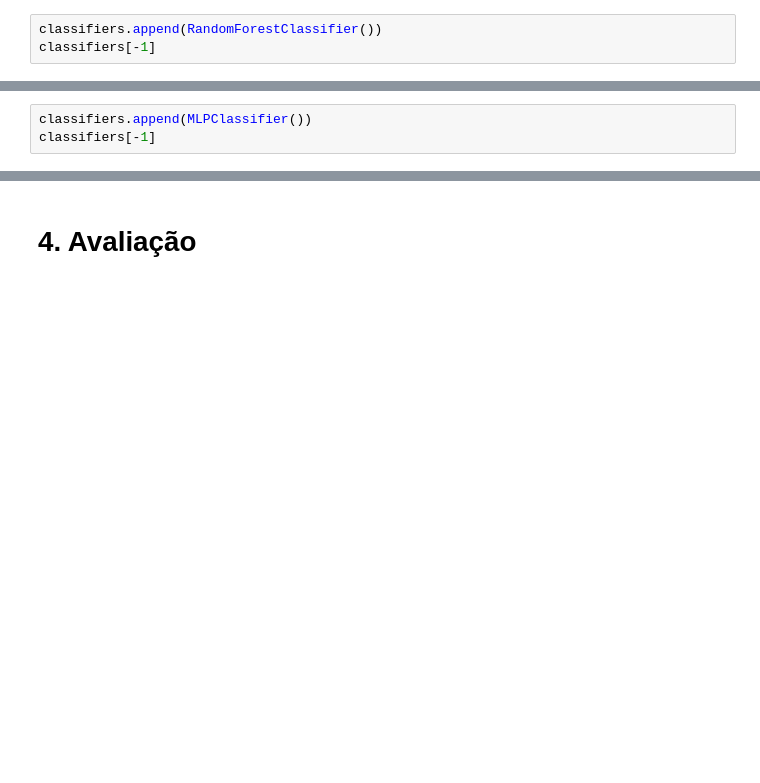
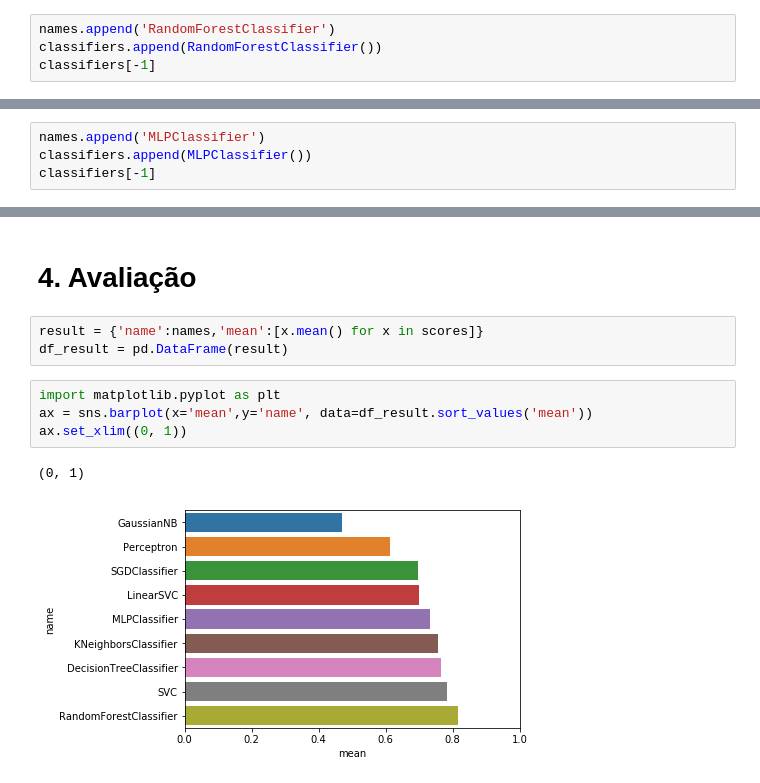
Before and after one commit to MaLL-UFSCar/NELL-subcategories-QnA, a Jupyter notebook: Evaluator.ipynb, the cells around one changed output, grey strips where cells are left out. Saved outputs shown, nothing was run; the diff lists cells and outputs as text; blank space fills up the shorter version.

```diff
--- a/Evaluator.ipynb
+++ b/Evaluator.ipynb
@@ -115,6 +125,7 @@ DecisionTreeClassifier(class_weight=None, criterion='gini', max_depth=None,
 # %% [markdown]
 ## 2.8. RandomForestClassifier
 # %%
+names.append('RandomForestClassifier')
 classifiers.append(RandomForestClassifier())
 classifiers[-1]
 # %% [output]
@@ -128,6 +139,7 @@ RandomForestClassifier(bootstrap=True, class_weight=None, criterion='gini',
 # %% [markdown]
 ## 2.9. MLPClassifier
 # %%
+names.append('MLPClassifier')
 classifiers.append(MLPClassifier())
 classifiers[-1]
 # %% [output]
@@ -295,2 +338,12 @@ scores
 # %% [markdown]
 # 4. Avaliação
+# %%
+result = {'name':names,'mean':[x.mean() for x in scores]}
+df_result = pd.DataFrame(result)
+# %%
+import matplotlib.pyplot as plt
+ax = sns.barplot(x='mean',y='name', data=df_result.sort_values('mean'))
+ax.set_xlim((0, 1))
+# %% [output]
+(0, 1)
+[figure, added]
```
Also changed, not shown: parts of 16 cells of this notebook.
